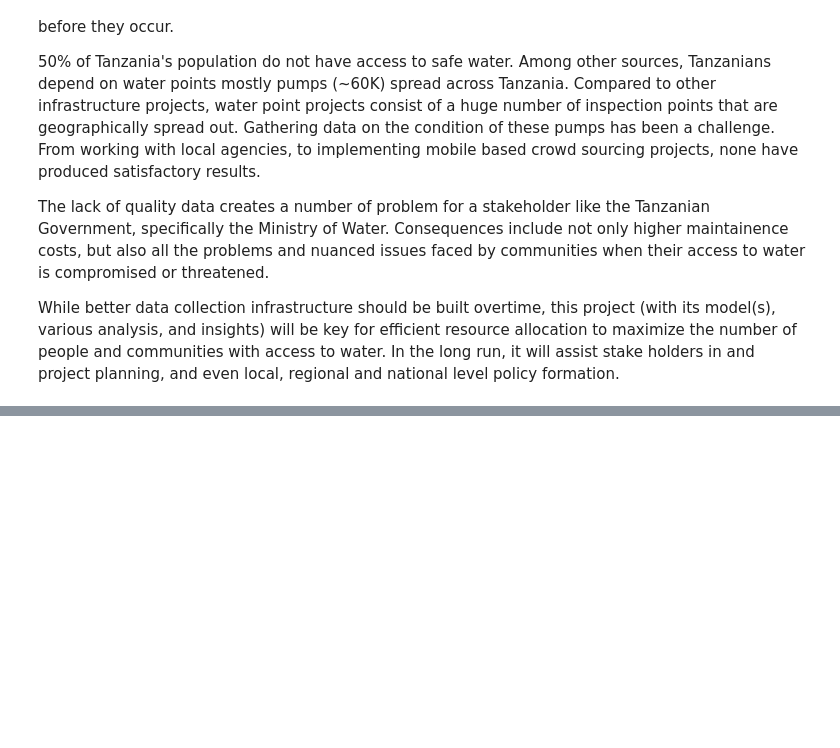
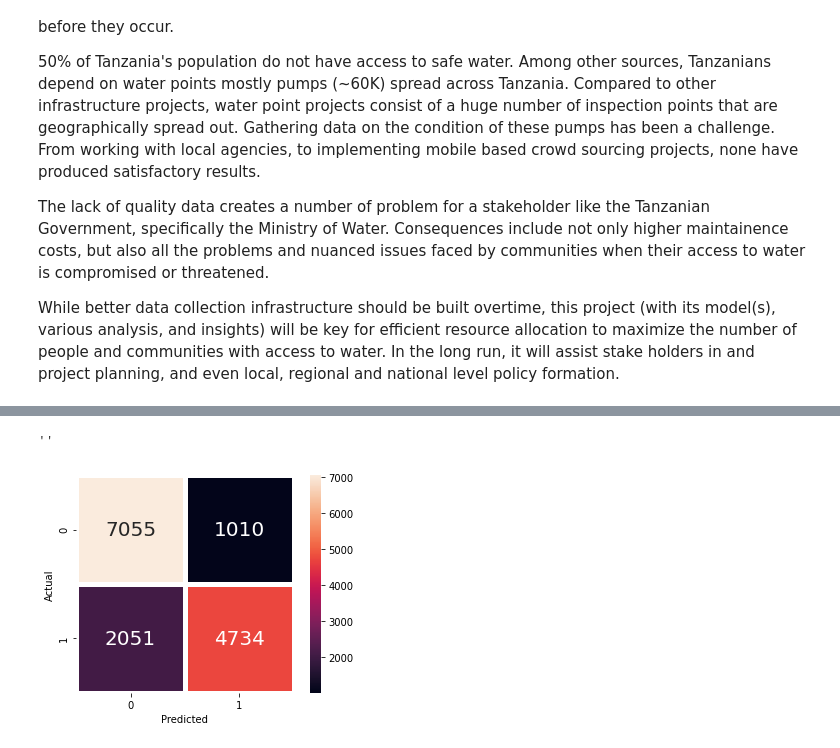
Before and after one commit to TashiNyangmi/pump_it_up, a Jupyter notebook: pump_it_up/notebooks/4. Modeling.ipynb, the cells around one changed output, grey strips where cells are left out. Drawn from its saved outputs; the diff is of its cells as text; code cells hidden in the pictures; blank space fills up the shorter version.

```diff
--- a/pump_it_up/notebooks/4. Modeling.ipynb
+++ b/pump_it_up/notebooks/4. Modeling.ipynb
@@ -143,0 +199,5 @@ df['target_var'].value_counts(normalize = True) * 100
+# %%
+y_predict_test = rf.predict(Xtestlr)
+
+
+y_predict_training = rf.predict(Xlr)
@@ -143,0 +222,13 @@ df['target_var'].value_counts(normalize = True) * 100
+# %%
+sns.heatmap(confusion_matrix(ytestlr, y_predict_test),
+            annot = True,
+            square = True,
+            linewidths = 5,
+            annot_kws = {'size' : 20},
+            fmt = 'd')
+plt.ylabel('Actual')
+plt.xlabel('Predicted')
+;
+# %% [output]
+''
+[figure, added]
```
Also changed, not shown: parts of 59 cells of this notebook, 1 other file.
